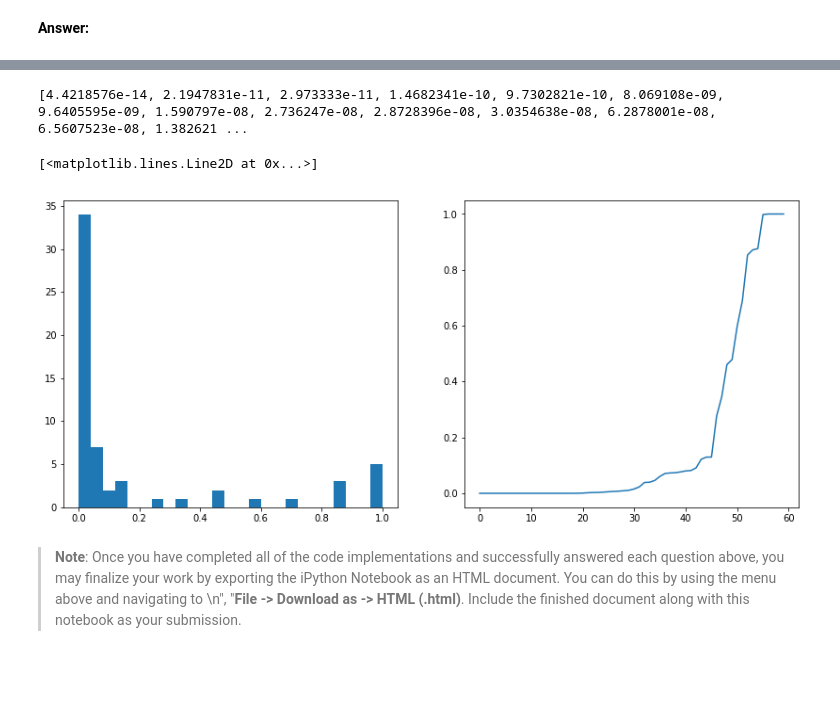
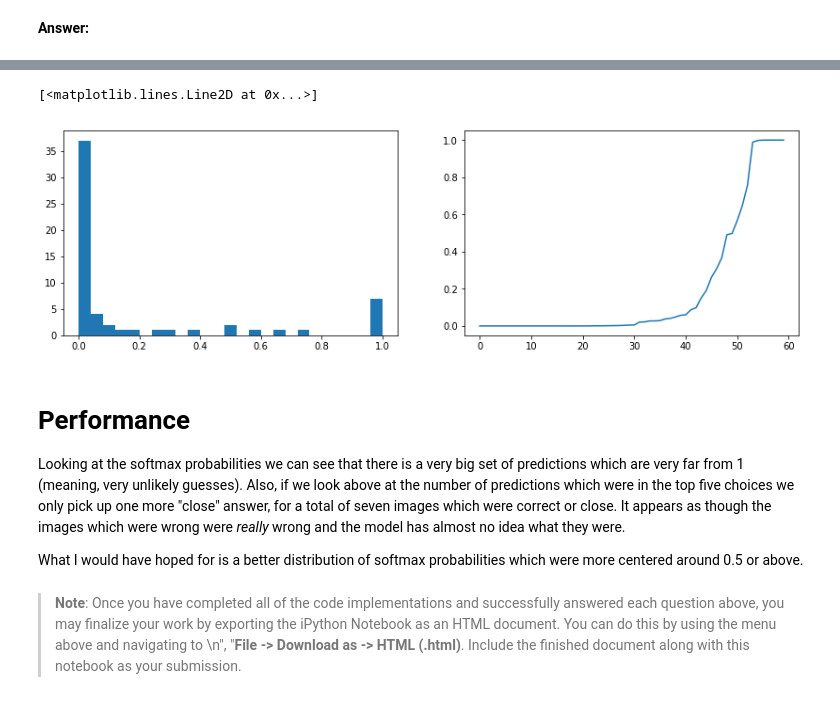
Before and after one commit to brianz/udacity-sdc-p2, a Jupyter notebook: Traffic_Sign_Classifier2.ipynb, the cells around one changed output, grey strips where cells are left out. Saved outputs shown, nothing was run; the diff lists cells and outputs as text; code cells hidden in the pictures; blank space fills up the shorter version.

```diff
--- a/Traffic_Sign_Classifier2.ipynb
+++ b/Traffic_Sign_Classifier2.ipynb
@@ -227,8 +227,8 @@ def rotate_image(img, degrees):
     return cv2.warpAffine(img, M, (cols, rows))
 
 
-# take a look at rotating images.
-img = x_train[4]
+# take a look at rotating a random image
+img = x_train[49]
 
 left_image = rotate_image(img, 20)
 right_image = rotate_image(img, -20)
@@ -258,3 +281,3 @@ all_labels = np.append(y_train, rotated_labels)
 # %%
 x_train = all_training
-y_train = all_labels
+y_train = all_training_labels
@@ -266,11 +291,11 @@ y_train = all_labels
 # take 20% of the images for validation
 num_validation_images = int(n_test * 0.2)
 
-print(len(normalized_x_test))
-x_validation, y_validation = normalized_x_test[:num_validation_images], y_test_orig[:num_validation_images]
+x_validation = all_test[:num_validation_images]
+y_validation = all_test_labels[:num_validation_images]
 
-x_test = normalized_x_test[num_validation_images:]
-y_test = y_test_orig[num_validation_images:]
+x_test = all_test[num_validation_images:]
+y_test = all_test_labels[num_validation_images:]
 
 print("Number of validation images:", num_validation_images)
 print("New number of testing images:", len(x_test), len(y_test))
@@ -379,7 +403,4 @@ This is fully lifted from the LeNet architecture.  All I did were update the par
 # %%
-### Train your model here.
-### Feel free to use as many code cells as needed.
-
 x = tf.placeholder(tf.float32, (None, ) + image_shape)
 y = tf.placeholder(tf.int32, (None))
 one_hot_y = tf.one_hot(y, n_classes)
@@ -400,8 +421,8 @@ training_operation = optimizer.minimize(loss_operation)
 correct_prediction = tf.equal(tf.argmax(logits, 1), tf.argmax(one_hot_y, 1))
 accuracy_operation = tf.reduce_mean(tf.cast(correct_prediction, tf.float32))
 
-EPOCHS = 3
-BATCH_SIZE = 64
+EPOCHS = 15
+BATCH_SIZE = 256
 
 
 saver = tf.train.Saver()
@@ -657,15 +694,19 @@ Number of images in top picks: 7, possible accuracy 0.583
 # %%
 probs = result.values.flatten()
 probs = sorted(probs)
-print(probs)
 
-fig, (h, l) = plt.subplots(1, 2, figsize=(14, 6))
+fig, (h, l) = plt.subplots(1, 2, figsize=(14, 4))
 h.hist(probs, bins=25)
 l.plot(probs)
 # %% [output]
-[4.4218576e-14, 2.1947831e-11, 2.973333e-11, 1.4682341e-10, 9.7302821e-10, 8.069108e-09, 9.6405595e-09, 1.590797e-08, 2.736247e-08, 2.8728396e-08, 3.0354638e-08, 6.2878001e-08, 6.5607523e-08, 1.382621 ...
+[<matplotlib.lines.Line2D at 0x...>]
-[<matplotlib.lines.Line2D at 0x...>]
-[figure, old version]
+[figure, new version]
+# %% [markdown]
+# Performance
+
+Looking at the softmax probabilities we can see that there is a very big set of predictions which are very far from 1 (meaning, very unlikely guesses).  Also, if we look above at the number of predictions which were in the top five choices we only pick up one more "close" answer, for a total of seven images which were correct or close.  It appears as though the images which were wrong were *really* wrong and the model has almost no idea what they were.
+
+What I would have hoped for is a better distribution of softmax probabilities which were more centered around 0.5 or above.
 # %% [markdown]
 > **Note**: Once you have completed all of the code implementations and successfully answered each question above, you may finalize your work by exporting the iPython Notebook as an HTML document. You can do this by using the menu above and navigating to  \n",
     "**File -> Download as -> HTML (.html)**. Include the finished document along with this notebook as your submission.
```
Also changed, not shown: parts of 17 cells of this notebook, 1 other file.
